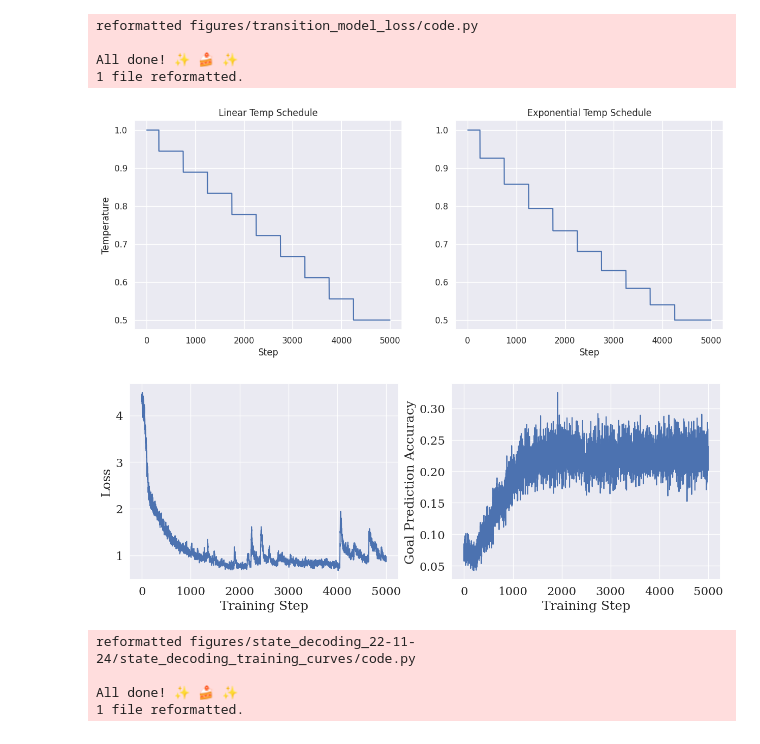
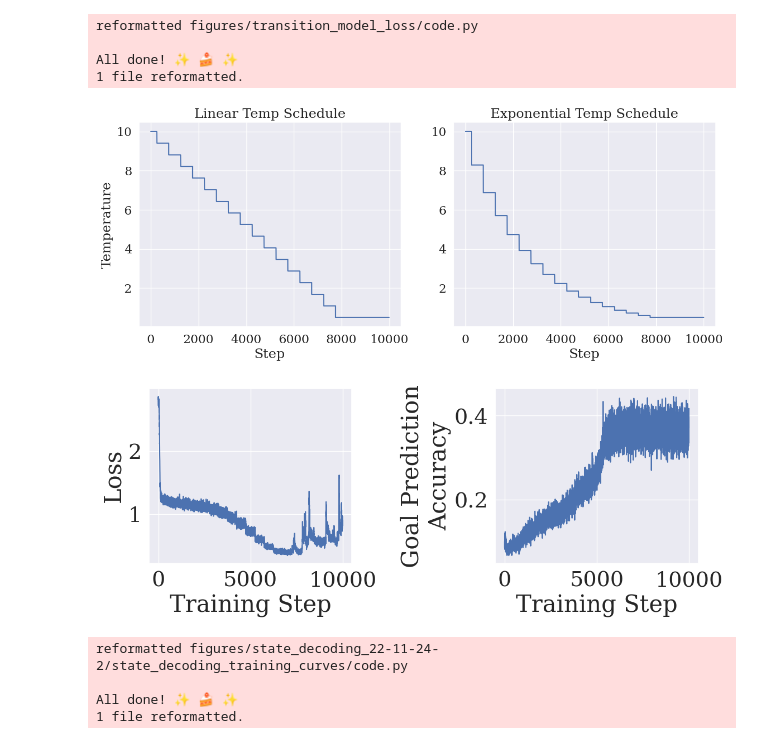
Before and after one commit to DylanCope/poclaps, a Jupyter notebook: state_decoding_with_world_model.ipynb, the cells around one changed output. Cells and saved outputs as stored; diff of their text form; code cells hidden in the pictures.

Commit message:
testing different hyperparams + location heatmaps for policy

```diff
--- a/state_decoding_with_world_model.ipynb
+++ b/state_decoding_with_world_model.ipynb
@@ -249,6 +242,8 @@ def sample_sequences(rng,
                      n_seqs=64,
                      seq_len=8,
                      comm_policy_seed=0,
+                     action_sample_temp: float = 1.0,
+                     rollout_state=None,
                      fix_goal_pos_seed=None,
                      fix_goal_pos_in_batch: bool = False):
     """
@@ -269,14 +264,13 @@ def sample_sequences(rng,
         rollout_state = create_rollout_state_with_fixed_goal_pos(
             game_rng, goal_pos_rng, n_seqs
         )
-    else:
-        rollout_state = None
 
     _, traj_batch, _ = rollout_with_msgs(
         env, env_params, pretrained_policy,
         steps=seq_len,
         n_envs=n_seqs,
         rng=rollout_rng,
+        action_sample_temp=action_sample_temp,
         comm_policy_seed=comm_policy_seed,
         rollout_state=rollout_state
     )
@@ -522,12 +516,13 @@ class ObsActionDecoder(nn.Module):
 # %%
 BATCH_SIZE = 512
 SEQ_LEN = 8
-N_TRAIN_STEPS = 5000
+N_TRAIN_STEPS = 10000
 
-HIGH_TEMP = 1.0
+HIGH_TEMP = 10.0
 LOW_TEMP = 0.5
 ROUND_FAC = 500
-SCHEDULE_STEPS = 4500
+SCHEDULE_STEPS = 8000
+ACTION_SAMPLE_TEMPERATURE = 0.01
 
 
 def linear_temp_schedule(step,
@@ -582,6 +577,13 @@ def compute_agent_pos_pred_acc(obs_preds, traj_batch, seq_mask):
 from flax.training.train_state import TrainState
 import optax
 
+sample_training_batch = functools.partial(
+    sample_sequences,
+    n_seqs=BATCH_SIZE,
+    seq_len=SEQ_LEN,
+    action_sample_temp=ACTION_SAMPLE_TEMPERATURE
+)
+
 
 @jax.jit
 def update_fn(state: tuple, _):
@@ -614,11 +616,7 @@ def update_fn(state: tuple, _):
         return loss, metrics
 
     rng, _rng = jax.random.split(rng)
-    batch = sample_sequences(
-        _rng,
-        n_seqs=BATCH_SIZE,
-        seq_len=SEQ_LEN
-    )
+    batch = sample_training_batch(_rng)
     grad_fn = jax.value_and_grad(compute_loss, has_aux=True)
     (loss, metrics), grads = grad_fn(train_state.params, batch)
     new_train_state = train_state.apply_gradients(grads=grads)
@@ -632,7 +630,7 @@ def update_fn(state: tuple, _):
 
 rng = jax.random.PRNGKey(0)
 rng, _rng = jax.random.split(rng)
-inputs, traj_batch = sample_sequences(_rng, n_seqs=BATCH_SIZE, seq_len=SEQ_LEN)
+inputs, traj_batch = sample_training_batch(_rng)
 hidden_size = 256
 obs_action_decoder = ObsActionDecoder(traj_batch.obs.shape[-1], hidden_size)
 init_params = obs_action_decoder.init(jax.random.PRNGKey(0), inputs)
@@ -648,41 +646,41 @@ obs_action_decoder_train_state = TrainState.create(
     update_fn, (obs_action_decoder_train_state, rng), None, length=N_TRAIN_STEPS
 )
 # %% [output]
-[figure, old version]
+[figure, new version]
 # %%
 import matplotlib.pyplot as plt
 import seaborn as sns
 import pandas as pd
 
 
 def plot_state_decoding_training_curves(df):
 
-    set_plotting_style(font_scale=1.5)
+    set_plotting_style(font_scale=2.5)
 
-    _, axs = plt.subplots(1, 2, figsize=(15, 5))
+    _, axs = plt.subplots(1, 2, figsize=(12, 5))
 
     sns.lineplot(df, x='step', y='loss', ax=axs[0])
     axs[0].set_xlabel('Training Step')
     axs[0].set_ylabel('Loss')
     sns.lineplot(df, x='step', y='goal_pred_acc', ax=axs[1])
     axs[1].set_xlabel('Training Step')
-    axs[1].set_ylabel('Goal Prediction Accuracy')
-
+    axs[1].set_ylabel('Goal Prediction\nAccuracy')
+    plt.tight_layout()
 
 df = pd.DataFrame({
     'loss': metrics['loss'],
     'step': metrics['step'],
     'goal_pred_acc': metrics['goal_pred_acc'],
 })
 
 
 save_reproducible_figure(
     'state_decoding_training_curves', df, plot_state_decoding_training_curves, show=True,
-    figures_dir='figures/state_decoding_22-11-24'
+    figures_dir='figures/state_decoding_22-11-24-2'
 )
 # %% [output]
-[figure, old version]
+[figure, new version]
-reformatted figures/state_decoding_22-11-24/state_decoding_training_curves/code.py
+reformatted figures/state_decoding_22-11-24-2/state_decoding_training_curves/code.py
 
 All done! ✨ 🍰 ✨
 1 file reformatted.
```
Also changed, not shown: parts of 5 cells of this notebook, 10 other files.
